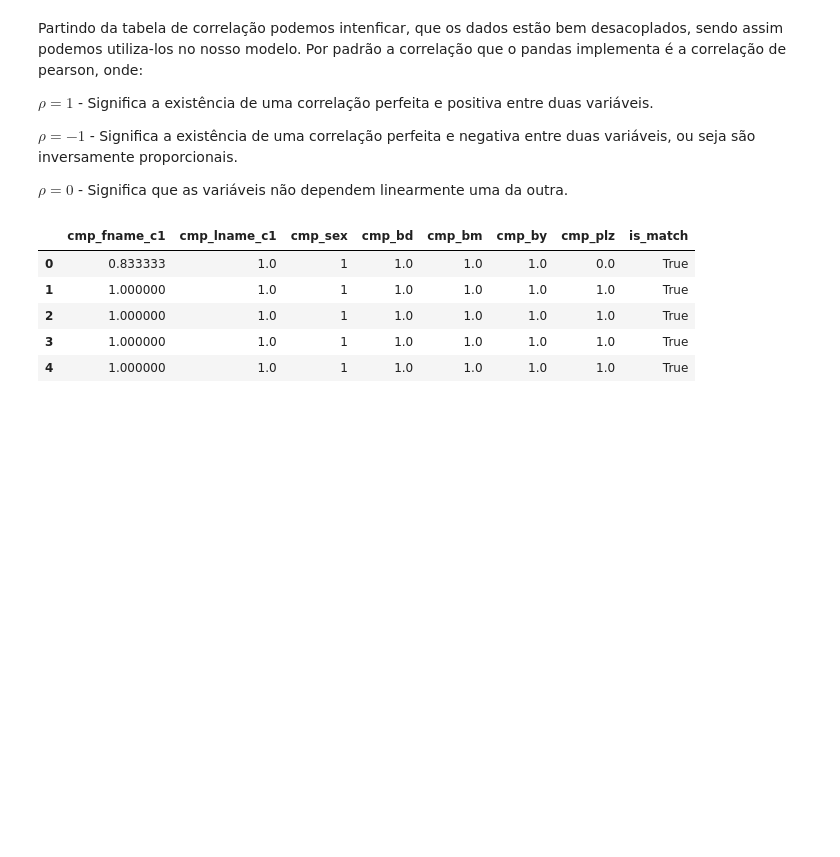
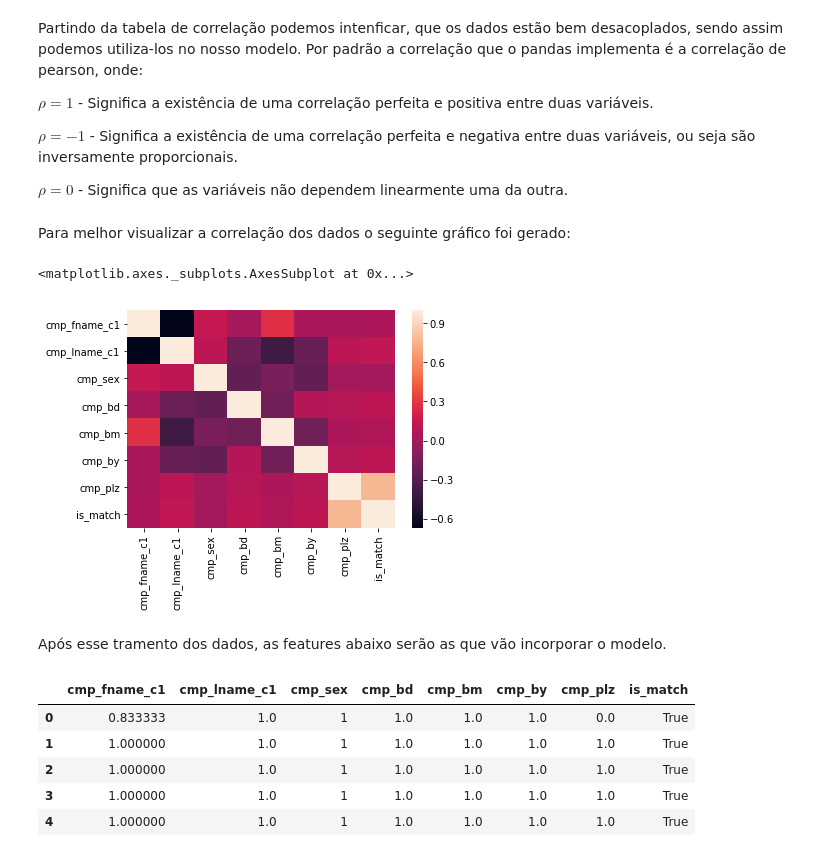
Before and after one commit to SkyNetRecruits/record_linkage_comparison_patterns_data_set, a Jupyter notebook: neural_network/neural_network.ipynb, the cells around one changed output. Saved outputs shown, nothing was run; the diff lists cells and outputs as text; code cells hidden in the pictures; blank space fills up the shorter version.

```diff
--- a/neural_network/neural_network.ipynb
+++ b/neural_network/neural_network.ipynb
@@ -158,6 +159,15 @@ $\rho = 1$ - Significa a existência de uma correlação perfeita e positiva ent
 $\rho = -1$ - Significa a existência de uma correlação perfeita e negativa entre duas variáveis, ou seja são inversamente proporcionais.
 
 $\rho = 0$ - Significa que as variáveis não dependem linearmente uma da outra.
+# %% [markdown]
+Para melhor visualizar a correlação dos dados o seguinte gráfico foi gerado:
+# %%
+sns.heatmap(frame.corr())
+# %% [output]
+<matplotlib.axes._subplots.AxesSubplot at 0x...>
+[figure, added]
+# %% [markdown]
+Após esse tramento dos dados, as features abaixo serão as que vão incorporar o modelo.
 # %%
 frame.head()
 # %% [output]
```
Also changed, not shown: parts of 26 cells of this notebook.
